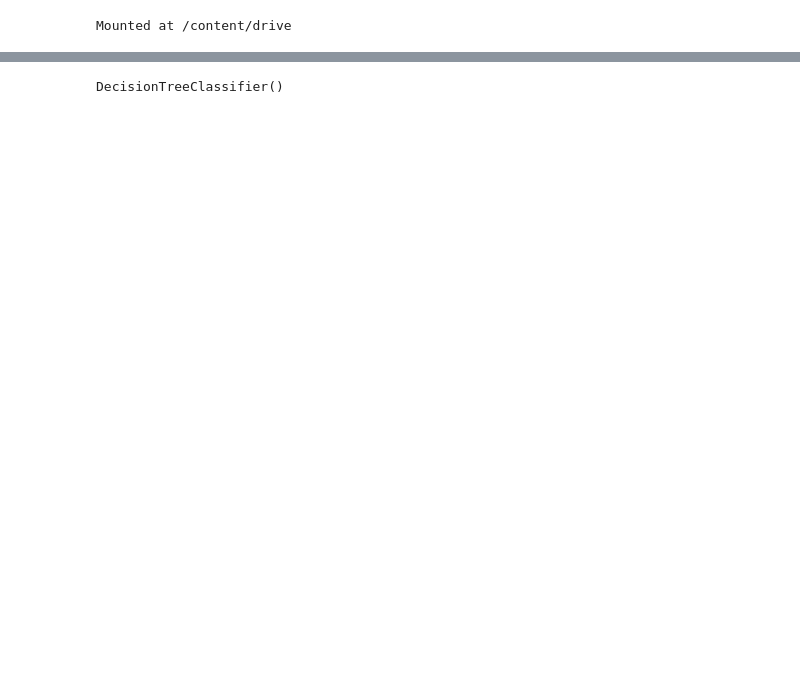
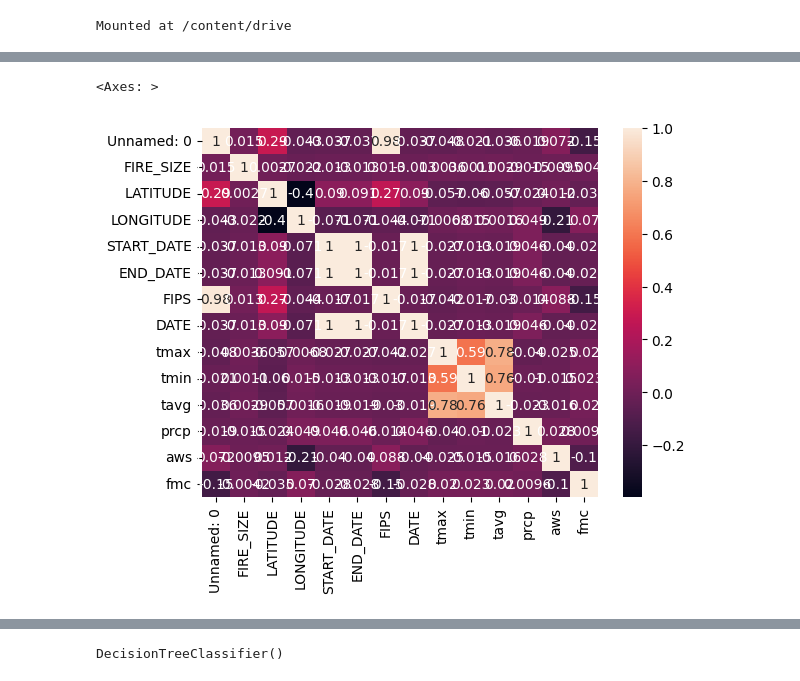
Before and after one commit to PaulZhou06/wildfire.paper, a Jupyter notebook: WildfireModels.ipynb, the cells around one changed output, grey strips where cells are left out. Cells and saved outputs as stored; diff of their text form; code cells hidden in the pictures; blank space fills up the shorter version.

```diff
--- a/WildfireModels.ipynb
+++ b/WildfireModels.ipynb
@@ -123,2 +61,7 @@ fire_data.head(500)
+# %%
+sns.heatmap(fire_data.corr(numeric_only = True), annot=True)
+# %% [output]
+<Axes: >
+[figure, added]
 # %%
 
```
Also changed, not shown: parts of 90 cells of this notebook.
